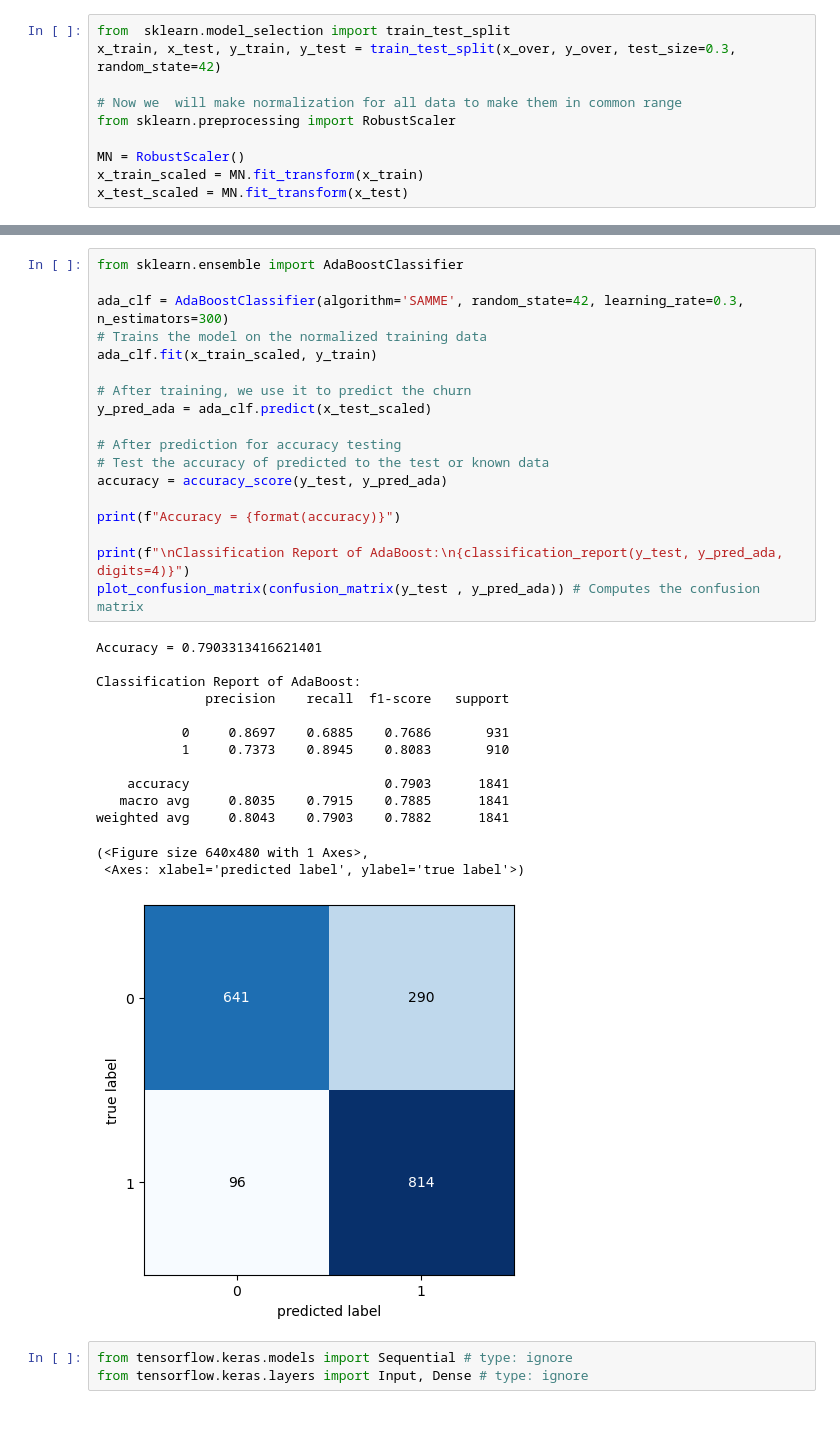
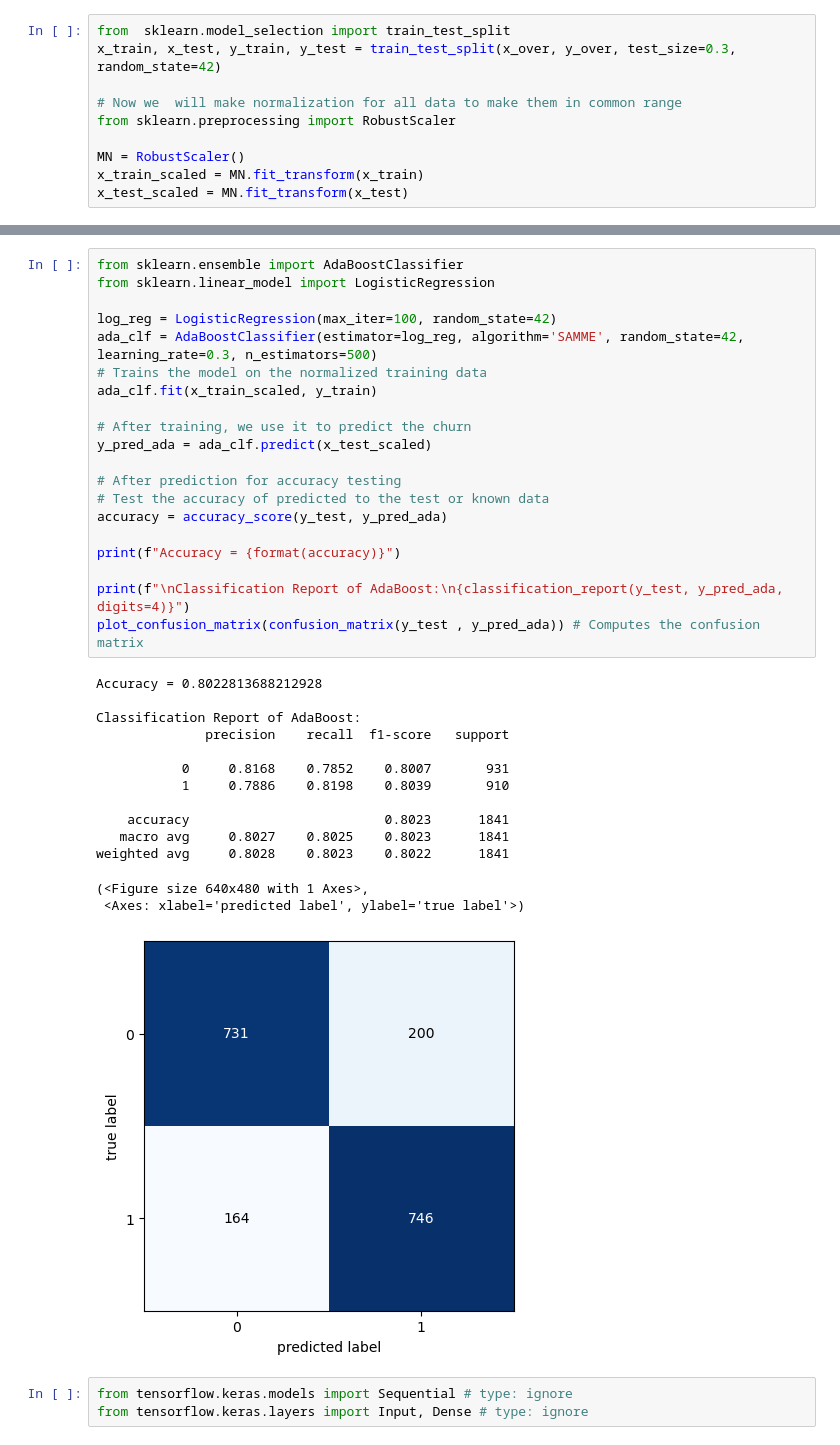
Before and after one commit to AyjuYaas/LSRA, a Jupyter notebook: Final Code.ipynb, the cells around one changed output, grey strips where cells are left out. Saved outputs shown, nothing was run; the diff lists cells and outputs as text.

```diff
--- a/Final Code.ipynb
+++ b/Final Code.ipynb
@@ -203,37 +203,39 @@ weighted avg     0.9084    0.8984    0.8979      1841
 [figure]
 # %%
 from sklearn.ensemble import AdaBoostClassifier
+from sklearn.linear_model import LogisticRegression
 
-ada_clf = AdaBoostClassifier(algorithm='SAMME', random_state=42, learning_rate=0.3, n_estimators=300)
+log_reg = LogisticRegression(max_iter=100, random_state=42)
+ada_clf = AdaBoostClassifier(estimator=log_reg, algorithm='SAMME', random_state=42, learning_rate=0.3, n_estimators=500)
 # Trains the model on the normalized training data
 ada_clf.fit(x_train_scaled, y_train)
 
 # After training, we use it to predict the churn
 y_pred_ada = ada_clf.predict(x_test_scaled)
 
 # After prediction for accuracy testing
 # Test the accuracy of predicted to the test or known data
 accuracy = accuracy_score(y_test, y_pred_ada)
 
 print(f"Accuracy = {format(accuracy)}")
 
 print(f"\nClassification Report of AdaBoost:\n{classification_report(y_test, y_pred_ada, digits=4)}")
 plot_confusion_matrix(confusion_matrix(y_test , y_pred_ada)) # Computes the confusion matrix
 # %% [output]
-Accuracy = 0.7903313416621401
+Accuracy = 0.8022813688212928
 
 Classification Report of AdaBoost:
               precision    recall  f1-score   support
 
-           0     0.8697    0.6885    0.7686       931
-           1     0.7373    0.8945    0.8083       910
+           0     0.8168    0.7852    0.8007       931
+           1     0.7886    0.8198    0.8039       910
 
-    accuracy                         0.7903      1841
-   macro avg     0.8035    0.7915    0.7885      1841
-weighted avg     0.8043    0.7903    0.7882      1841
+    accuracy                         0.8023      1841
+   macro avg     0.8027    0.8025    0.8023      1841
+weighted avg     0.8028    0.8023    0.8022      1841
 (<Figure size 640x480 with 1 Axes>,
  <Axes: xlabel='predicted label', ylabel='true label'>)
-[figure, old version]
+[figure, new version]
 # %%
 from tensorflow.keras.models import Sequential # type: ignore
 from tensorflow.keras.layers import Input, Dense # type: ignore
```
Also changed, not shown: parts of 3 cells of this notebook, 6 other files.
